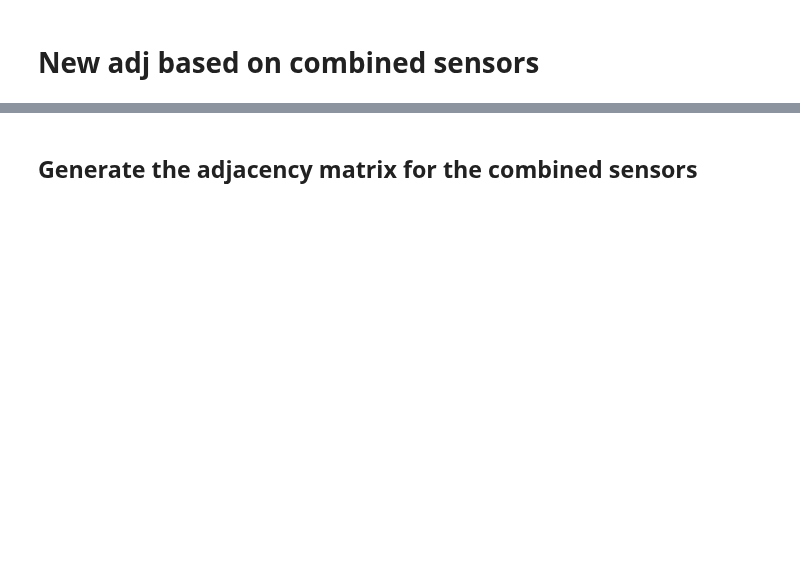
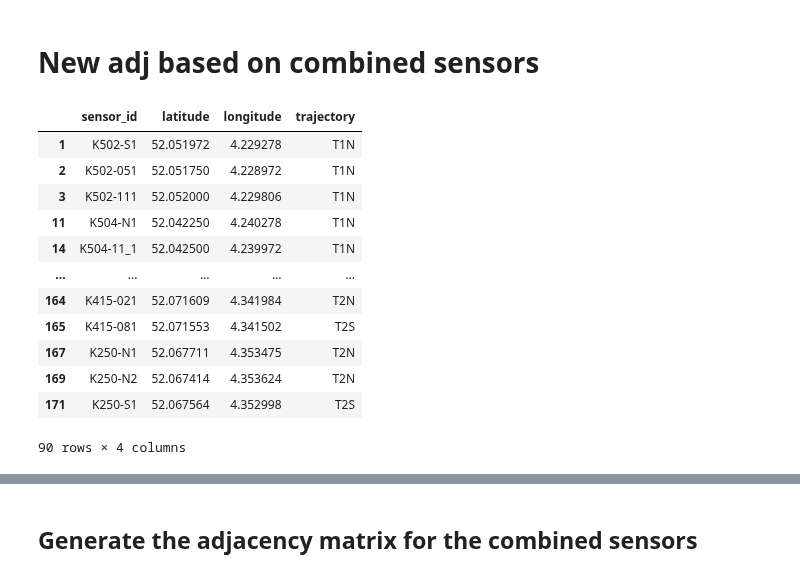
Before and after one commit to xuyou1999/Distance-Enhanced-Spatial-Pre-Training-DESPT, a Jupyter notebook: explore_data.ipynb, the cells around one changed output, grey strips where cells are left out. Drawn from its saved outputs; the diff is of its cells as text; code cells hidden in the pictures; blank space fills up the shorter version.

```diff
--- a/explore_data.ipynb
+++ b/explore_data.ipynb
@@ -1206,6 +825,7 @@ temp_NA_bfill.to_hdf('data/Hauge/hague_comp_filled.h5', key='df', mode='w')
 df1 = pd.read_csv('data/HAUGE/distances.csv')
 df2 = pd.read_hdf('data/Hauge/hague_comp_filled.h5')
 df3 = pd.read_excel('data/Hauge/Hague_comp_sensor_ref.xlsx')
+df4 = pd.read_csv('data/Hauge/location_std.csv')
 # %%
 def transform_id(sensor_id, trajectory, df3):
     # Split the sensor_id by '-'
@@ -1219,3 +839,44 @@ def transform_id(sensor_id, trajectory, df3):
         # If a matching row is found, replace with the 'New' value
         return parts[0] + '-' + df3.loc[mask, 'New'].values[0]
     return None
+# %%
+def apply_transform_or_keep_original(row, df3):
+    trajectories = row['trajectory'].split('+')
+    new_ids = []
+
+    for trajectory in trajectories:
+        new_id = transform_id(row['sensor_id'], trajectory, df3)
+        if new_id is not None:
+            new_ids.append(new_id)
+
+    # If no new ID was found for either trajectory, keep the original sensor_id
+    if not new_ids:
+        new_ids.append(row['sensor_id'])
+
+    # Return a list of dictionaries for each new_id to expand into new rows
+    return [{'sensor_id': new_id, 'latitude': row['latitude'], 'longitude': row['longitude'], 'trajectory': trajectory} for new_id, trajectory in zip(new_ids, trajectories)]
+
+# Apply the transformation to generate new rows
+expanded_rows = df4.apply(lambda row: apply_transform_or_keep_original(row, df3), axis=1)
+
+# Flatten the list of lists into a single DataFrame
+df4_expanded = pd.DataFrame([item for sublist in expanded_rows for item in sublist])
+
+# Keep only the sensor IDs that are present in the columns of df2
+df2_columns = set(df2.columns)
+df4_filtered = df4_expanded[df4_expanded['sensor_id'].isin(df2_columns)]
+df4_filtered
+# %% [output]
+|  | sensor_id | latitude | longitude | trajectory |
+| 1 | K502-S1 | 52.051972 | 4.229278 | T1N |
+| 2 | K502-051 | 52.051750 | 4.228972 | T1N |
+| 3 | K502-111 | 52.052000 | 4.229806 | T1N |
+| 11 | K504-N1 | 52.042250 | 4.240278 | T1N |
+| 14 | K504-11_1 | 52.042500 | 4.239972 | T1N |
+| ... | ... | ... | ... | ... |
+| 164 | K415-021 | 52.071609 | 4.341984 | T2N |
+| 165 | K415-081 | 52.071553 | 4.341502 | T2S |
+| 167 | K250-N1 | 52.067711 | 4.353475 | T2N |
+| 169 | K250-N2 | 52.067414 | 4.353624 | T2N |
+| 171 | K250-S1 | 52.067564 | 4.352998 | T2S |
+90 rows × 4 columns
```
Also changed, not shown: parts of 50 cells of this notebook, 3 other files.
